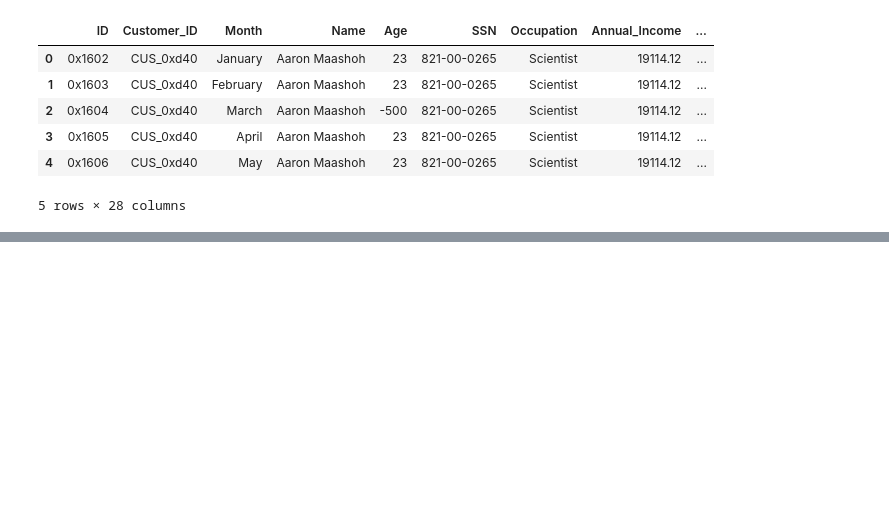
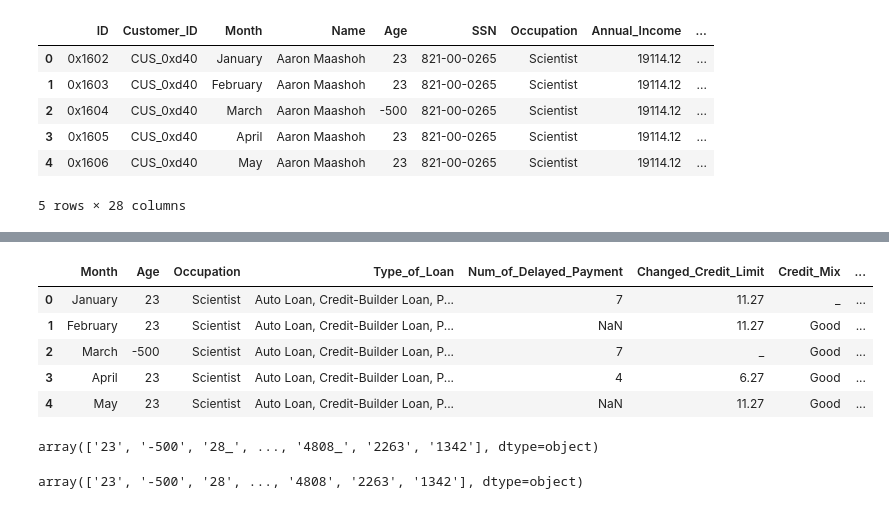
Before and after one commit to SaitejSamudrala/Credit-Score-Classification, a Jupyter notebook: src/main.ipynb, the cells around one changed output, grey strips where cells are left out. Drawn from its saved outputs; the diff is of its cells as text; code cells hidden in the pictures; blank space fills up the shorter version.

```diff
--- a/src/main.ipynb
+++ b/src/main.ipynb
@@ -18,0 +102,26 @@ train.head()
+# %%
+train['Annual_Income']=train["Annual_Income"].astype(float)
+test['Annual_Income']=test["Annual_Income"].astype(float)
+# %%
+categorical_columns.remove('Annual_Income')
+numerical_columns.append('Annual_Income')
+# %%
+train["Num_of_Loan"]=train["Num_of_Loan"].astype(int)
+test["Num_of_Loan"]=test["Num_of_Loan"].astype(int)
+# %%
+categorical_columns.remove('Num_of_Loan')
+numerical_columns.append('Num_of_Loan')
+# %%
+train[categorical_columns].head()
+# %% [output]
+|  | Month | Age | Occupation | Type_of_Loan | Num_of_Delayed_Payment | Changed_Credit_Limit | Credit_Mix | ... |
+| 0 | January | 23 | Scientist | Auto Loan, Credit-Builder Loan, P... | 7 | 11.27 | _ | ... |
+| 1 | February | 23 | Scientist | Auto Loan, Credit-Builder Loan, P... | NaN | 11.27 | Good | ... |
+| 2 | March | -500 | Scientist | Auto Loan, Credit-Builder Loan, P... | 7 | _ | Good | ... |
+| 3 | April | 23 | Scientist | Auto Loan, Credit-Builder Loan, P... | 4 | 6.27 | Good | ... |
+| 4 | May | 23 | Scientist | Auto Loan, Credit-Builder Loan, P... | NaN | 11.27 | Good | ... |
+# %%
+#The next column we will try to modify is age as clearly age is a numerical column
+train['Age'].unique()
+# %% [output]
+array(['23', '-500', '28_', ..., '4808_', '2263', '1342'], dtype=object)
@@ -18,0 +131,4 @@ train.head()
+# %%
+train['Age'].unique()
+# %% [output]
+array(['23', '-500', '28', ..., '4808', '2263', '1342'], dtype=object)
```
Also changed, not shown: parts of 24 cells of this notebook.
